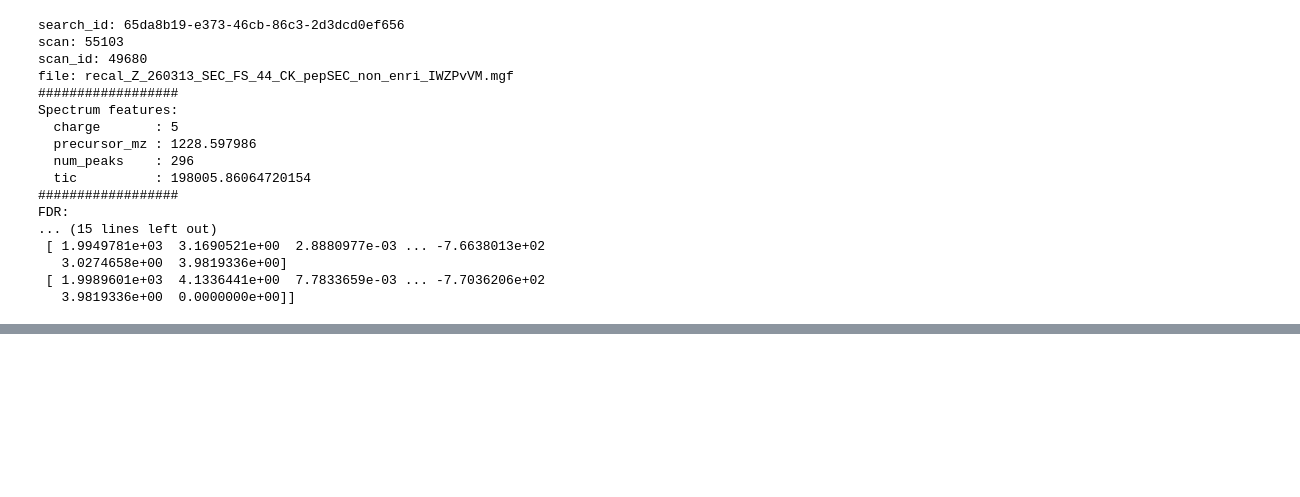
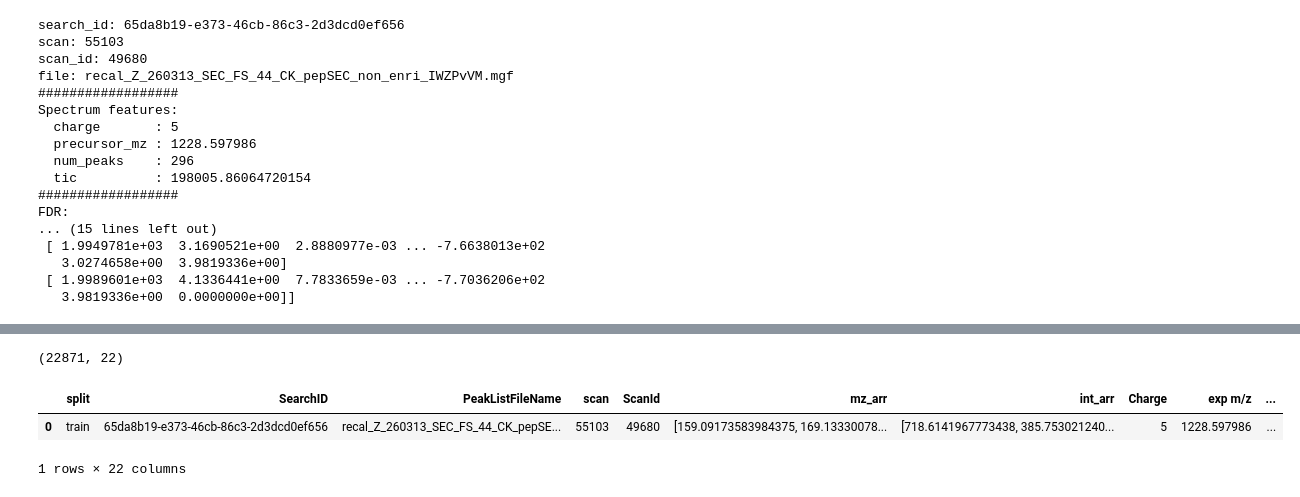
Before and after one commit to lutfia95/denoising, a Jupyter notebook: notebooks/data_check.ipynb, the cells around one changed output, grey strips where cells are left out. Saved outputs shown, nothing was run; the diff lists cells and outputs as text; code cells hidden in the pictures; blank space fills up the shorter version.

Commit message:
split

```diff
--- a/notebooks/data_check.ipynb
+++ b/notebooks/data_check.ipynb
@@ -224,0 +282,11 @@ FDR:
+# %%
+SPLIT_DIR = Path.cwd().parent / "data" / "splits"
+train_df = pd.read_parquet(SPLIT_DIR / "train.parquet")
+
+print(train_df.shape)
+train_df.head(1)
+# %% [output]
+(22871, 22)
+|  | split | SearchID | PeakListFileName | scan | ScanId | mz_arr | int_arr | Charge | exp m/z | ... |
+| 0 | train | 65da8b19-e373-46cb-86c3-2d3dcd0ef656 | recal_Z_260313_SEC_FS_44_CK_pepSE... | 55103 | 49680 | [159.09173583984375, 169.13330078... | [718.6141967773438, 385.753021240... | 5 | 1228.597986 | ... |
+1 rows × 22 columns
```
Also changed, not shown: parts of 9 cells of this notebook, 3 other files.
